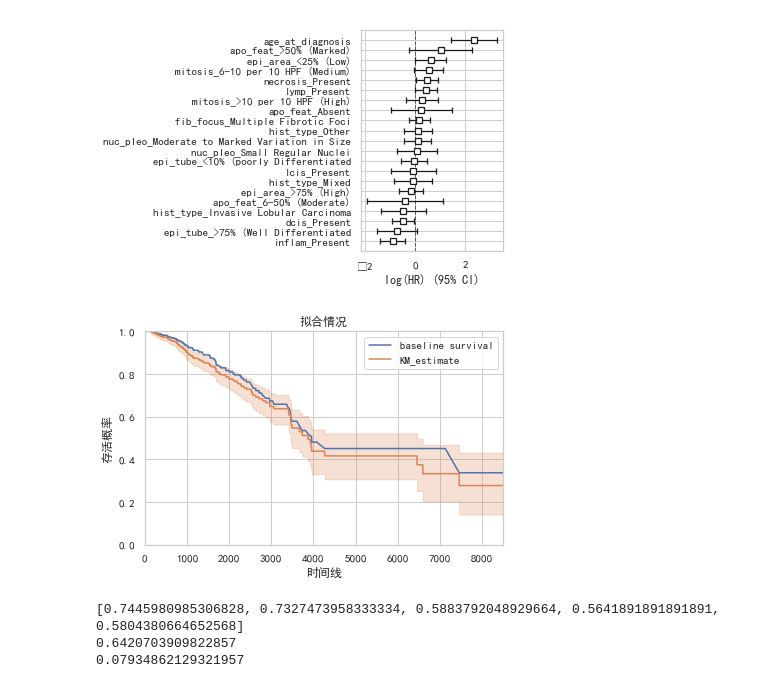
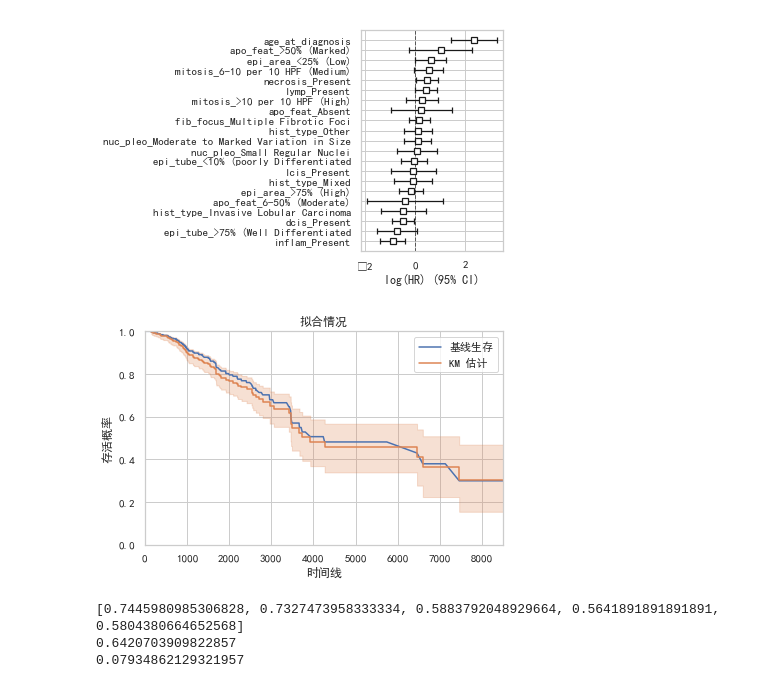
Before and after one commit to KiyoshiMu/Survival-Analysis-by-Breast-Cancer-Slides, a Jupyter notebook: notebook/baseline_establishment.ipynb, the cells around one changed output. Saved outputs shown, nothing was run; the diff lists cells and outputs as text; code cells hidden in the pictures.

```diff
--- a/notebook/baseline_establishment.ipynb
+++ b/notebook/baseline_establishment.ipynb
@@ -121,0 +123,2 @@ from sklearn.model_selection import train_test_split
+# %%
+train = dummy.loc[train_['sample']]
@@ -123,3 +128,7 @@ from sklearn.model_selection import train_test_split
 len(train)
 # %% [output]
 607
+# %%
+cph = ll.CoxPHFitter()
+cph.fit(train, duration_col='duration', event_col='observed', show_progress=False)
+cph.print_summary()
@@ -125,0 +183,5 @@ len(train)
+# %%
+T = train.drop('age_at_diagnosis', axis=1)["duration"]
+E = train.drop('age_at_diagnosis', axis=1)["observed"]
+kmf = ll.KaplanMeierFitter()
+kmf.fit(T, event_observed=E)
@@ -240,7 +306,6 @@ plt.savefig('cph.png', dpi=300)
 # %%
 import matplotlib as mpl
 
-sns.set()
 mpl.rcParams['font.sans-serif'] = ['SimHei']
 mpl.rcParams['font.serif'] = ['SimHei']
 
@@ -248,16 +313,19 @@ sns.set_style("whitegrid",{"font.sans-serif":['simhei', 'Arial']})
 # %%
 _, ax = plt.subplots()
 plt.ylim(0, 1);
 plt.xlim(0, 8500);
-cph_age.baseline_survival_.plot(ax=ax)
+cph.baseline_survival_.plot(ax=ax)
 kmf.plot(ax=ax)
 ax.set_title('拟合情况')
 plt.xlabel('时间线')
 plt.ylabel('存活概率')
+L=plt.legend()
+L.get_texts()[0].set_text('基线生存')
+L.get_texts()[1].set_text('KM 估计')
 plt.tight_layout()
 plt.savefig('Goodness of fit.png', dpi=300)
 # %% [output]
-[figure, old version]
+[figure, new version]
 # %%
 from lifelines.utils import k_fold_cross_validation
 # %%
```
Also changed, not shown: parts of 16 cells of this notebook, 4 other files.
